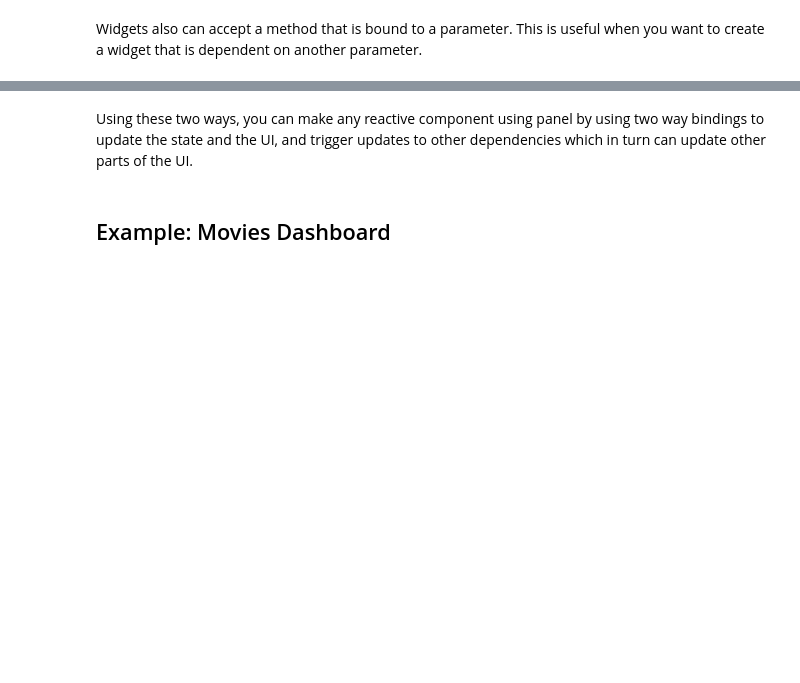
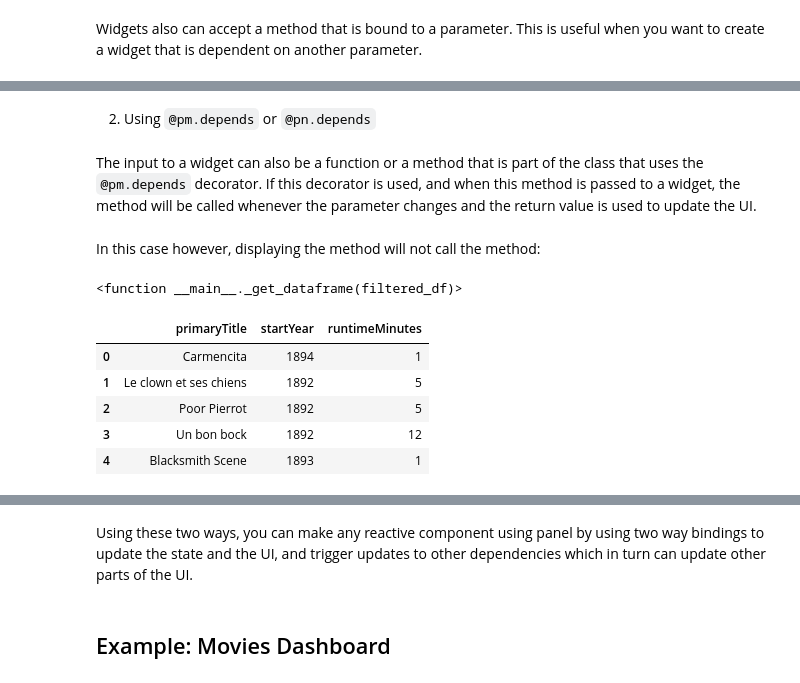
Before and after one commit to kdheepak/kdheepak.github.io, a Jupyter notebook: blog/building-dashboards-using-panel-in-python/index.ipynb, the cells around one changed output, grey strips where cells are left out. Cells and saved outputs as stored; diff of their text form; code cells hidden in the pictures; blank space fills up the shorter version.

```diff
--- a/blog/building-dashboards-using-panel-in-python/index.ipynb
+++ b/blog/building-dashboards-using-panel-in-python/index.ipynb
@@ -392,0 +479,24 @@ pn.widgets.Tabulator(m._output_df, page_size=5)
+# %% [markdown]
+2. Using `@pm.depends` or `@pn.depends`
+# %% [markdown]
+The input to a widget can also be a function or a method that is part of the class that uses the `@pm.depends` decorator.
+If this decorator is used, and when this method is passed to a widget, the method will be called whenever the parameter changes and the return value is used to update the UI.
+# %% [markdown]
+In this case however, displaying the method will not call the method:
+# %%
+@pm.depends(m.param.filtered_df)
+def _get_dataframe(filtered_df):
+    return df.head().drop(columns=["tconst", "titleType", "isAdult", "endYear", "genres", "originalTitle"])
+
+_get_dataframe
+# %% [output]
+<function __main__._get_dataframe(filtered_df)>
+# %%
+_get_dataframe(m.filtered_df)
+# %% [output]
+|  | primaryTitle | startYear | runtimeMinutes |
+| 0 | Carmencita | 1894 | 1 |
+| 1 | Le clown et ses chiens | 1892 | 5 |
+| 2 | Poor Pierrot | 1892 | 5 |
+| 3 | Un bon bock | 1892 | 12 |
+| 4 | Blacksmith Scene | 1893 | 1 |
```
Also changed, not shown: parts of 42 cells of this notebook, 1 other file.
